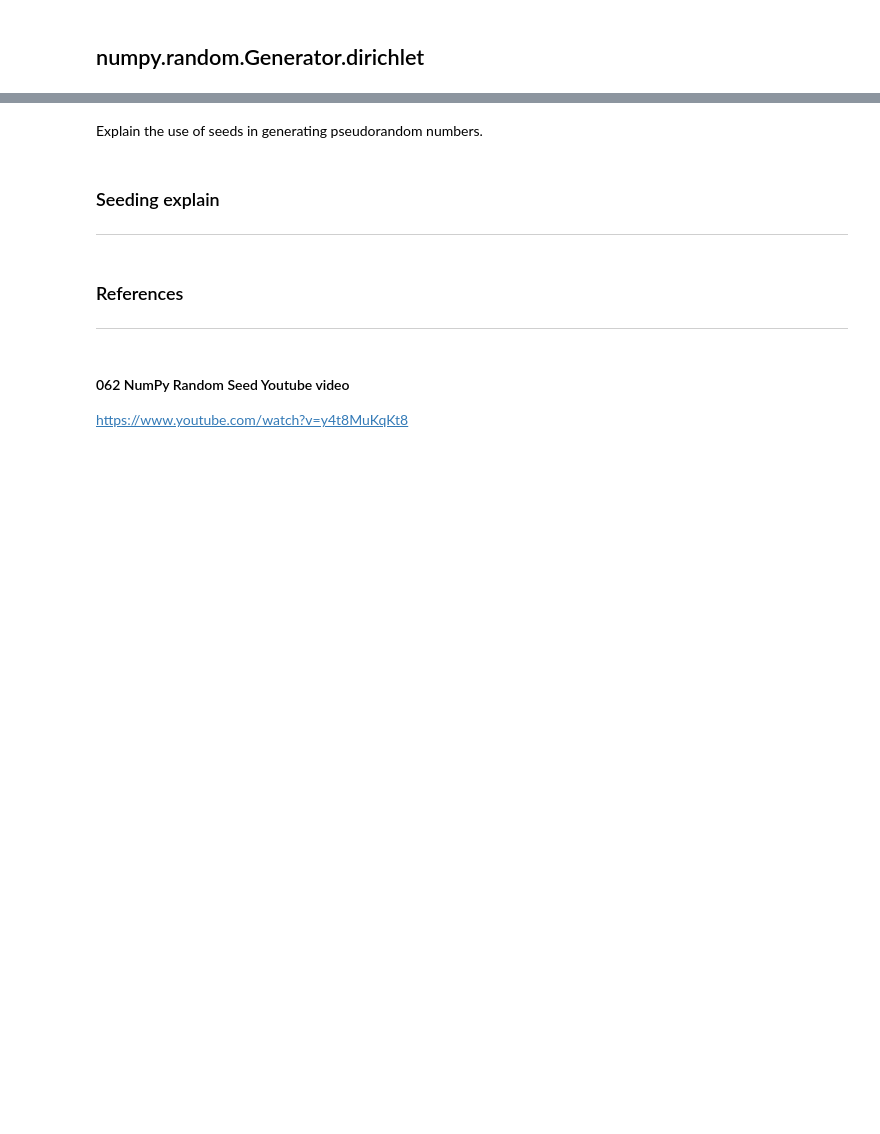
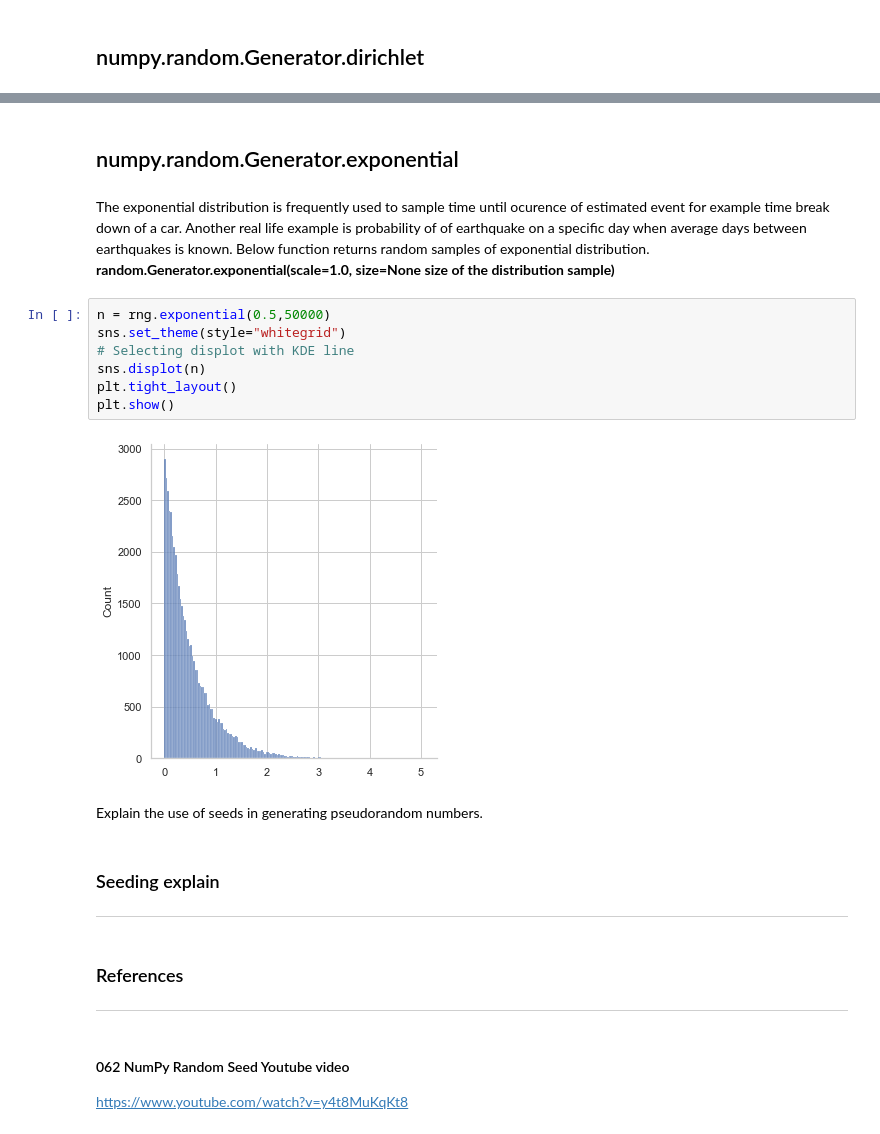
Before and after one commit to Mantvydas-data/Programming-for-DA-2021-PA, a Jupyter notebook: numpyrandom.ipynb, the cells around one changed output, grey strips where cells are left out. Cells and saved outputs as stored; diff of their text form; blank space fills up the shorter version.

```diff
--- a/numpyrandom.ipynb
+++ b/numpyrandom.ipynb
@@ -253,3 +263,17 @@ array([3.23415566e+00, 1.35586367e+00, 2.52831552e+00, 8.13614924e-02,
+# %% [markdown]
+## numpy.random.Generator.exponential
+# %% [markdown]
+The exponential distribution is frequently used to sample time until ocurence of estimated event for example time break down of a car. Another real life example is probability of of earthquake on a specific day when average days between earthquakes is known. Below function returns random samples of exponential distribution. <br>
+**random.Generator.exponential(scale=1.0, size=None size of the distribution sample)**
+# %%
+n = rng.exponential(0.5,50000)
+sns.set_theme(style="whitegrid")
+# Selecting displot with KDE line
+sns.displot(n)
+plt.tight_layout()
+plt.show()
+# %% [output]
+[figure, added]
 # %% [markdown]
 Explain the use of seeds in generating pseudorandom numbers.
 # %% [markdown]
```
Also changed, not shown: parts of 20 cells of this notebook.
